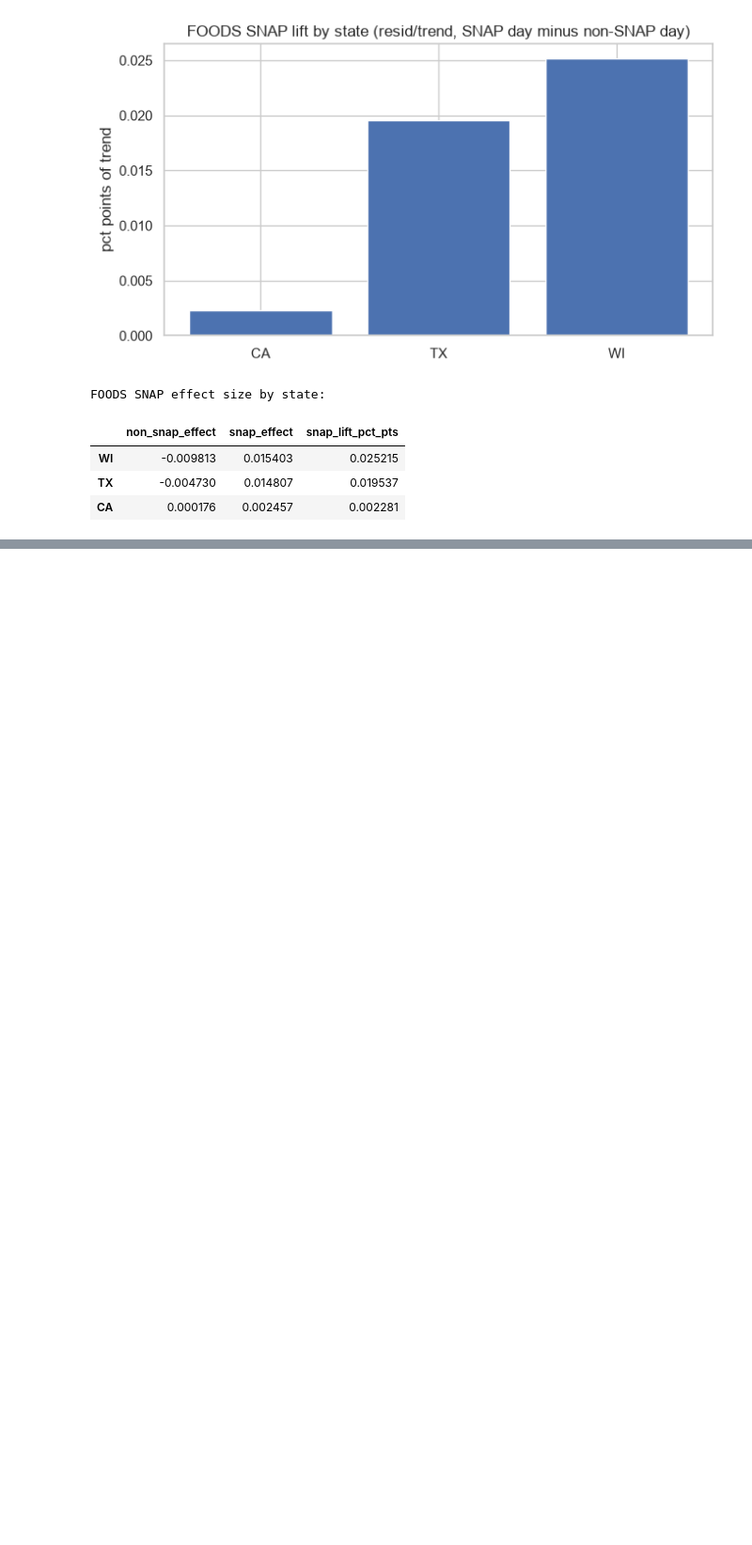
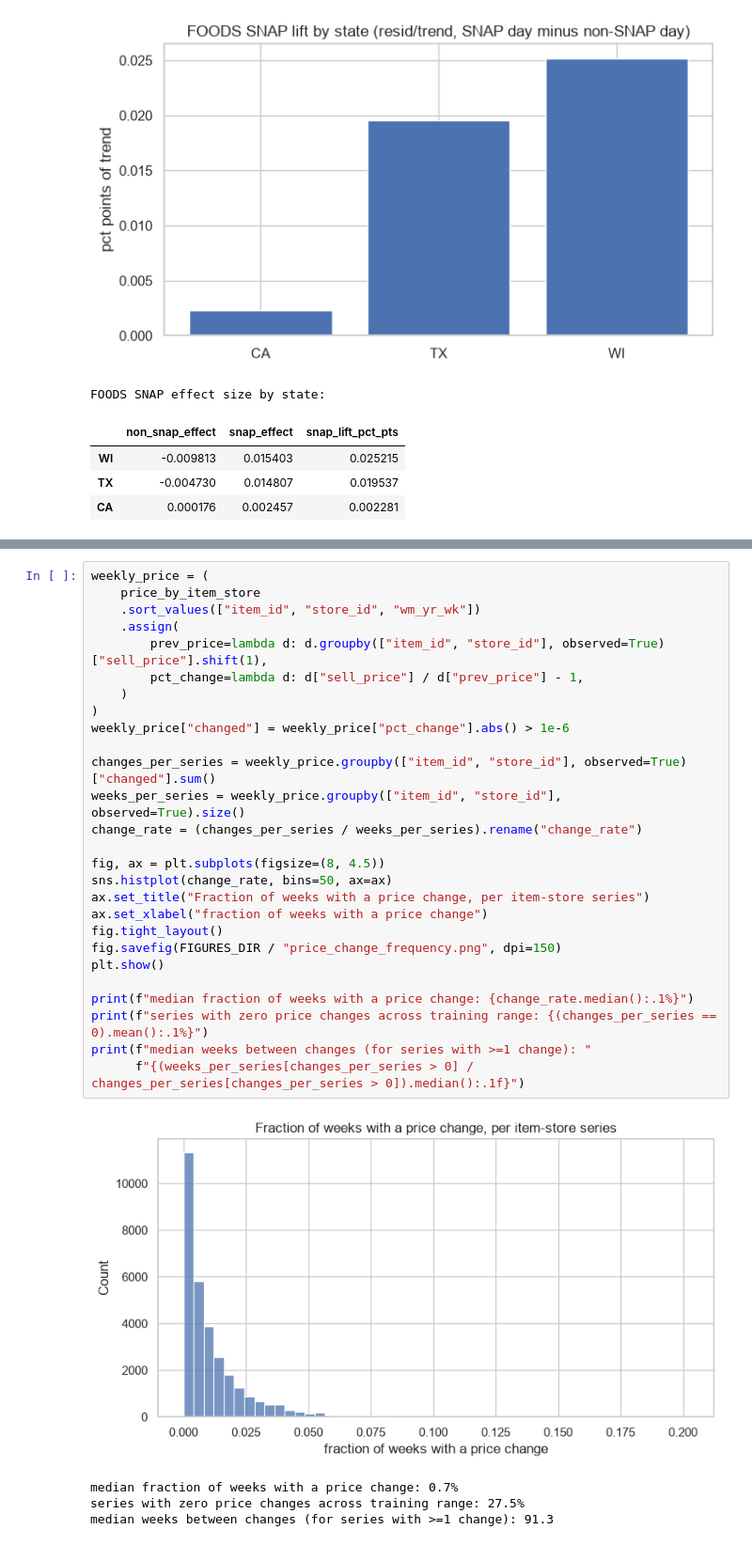
Before and after one commit to traha-89/M5_Forecasting_Accuracy, a Jupyter notebook: notebooks/02_eda.ipynb, the cells around one changed output, grey strips where cells are left out. Shown at 94% size. Cells and saved outputs as stored; diff of their text form; blank space fills up the shorter version.

```diff
--- a/notebooks/02_eda.ipynb
+++ b/notebooks/02_eda.ipynb
@@ -370,0 +643,32 @@ FOODS SNAP effect size by state:
+# %%
+weekly_price = (
+    price_by_item_store
+    .sort_values(["item_id", "store_id", "wm_yr_wk"])
+    .assign(
+        prev_price=lambda d: d.groupby(["item_id", "store_id"], observed=True)["sell_price"].shift(1),
+        pct_change=lambda d: d["sell_price"] / d["prev_price"] - 1,
+    )
+)
+weekly_price["changed"] = weekly_price["pct_change"].abs() > 1e-6
+
+changes_per_series = weekly_price.groupby(["item_id", "store_id"], observed=True)["changed"].sum()
+weeks_per_series = weekly_price.groupby(["item_id", "store_id"], observed=True).size()
+change_rate = (changes_per_series / weeks_per_series).rename("change_rate")
+
+fig, ax = plt.subplots(figsize=(8, 4.5))
+sns.histplot(change_rate, bins=50, ax=ax)
+ax.set_title("Fraction of weeks with a price change, per item-store series")
+ax.set_xlabel("fraction of weeks with a price change")
+fig.tight_layout()
+fig.savefig(FIGURES_DIR / "price_change_frequency.png", dpi=150)
+plt.show()
+
+print(f"median fraction of weeks with a price change: {change_rate.median():.1%}")
+print(f"series with zero price changes across training range: {(changes_per_series == 0).mean():.1%}")
+print(f"median weeks between changes (for series with >=1 change): "
+      f"{(weeks_per_series[changes_per_series > 0] / changes_per_series[changes_per_series > 0]).median():.1f}")
+# %% [output]
+[figure, added]
+median fraction of weeks with a price change: 0.7%
+series with zero price changes across training range: 27.5%
+median weeks between changes (for series with >=1 change): 91.3
```
Also changed, not shown: parts of 29 cells of this notebook, 14 other files.
